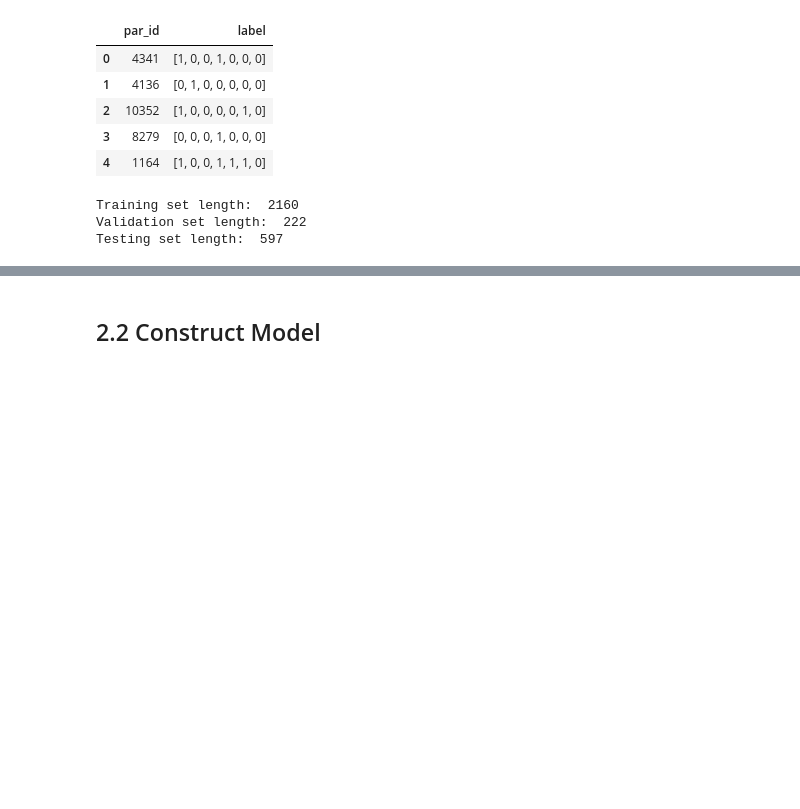
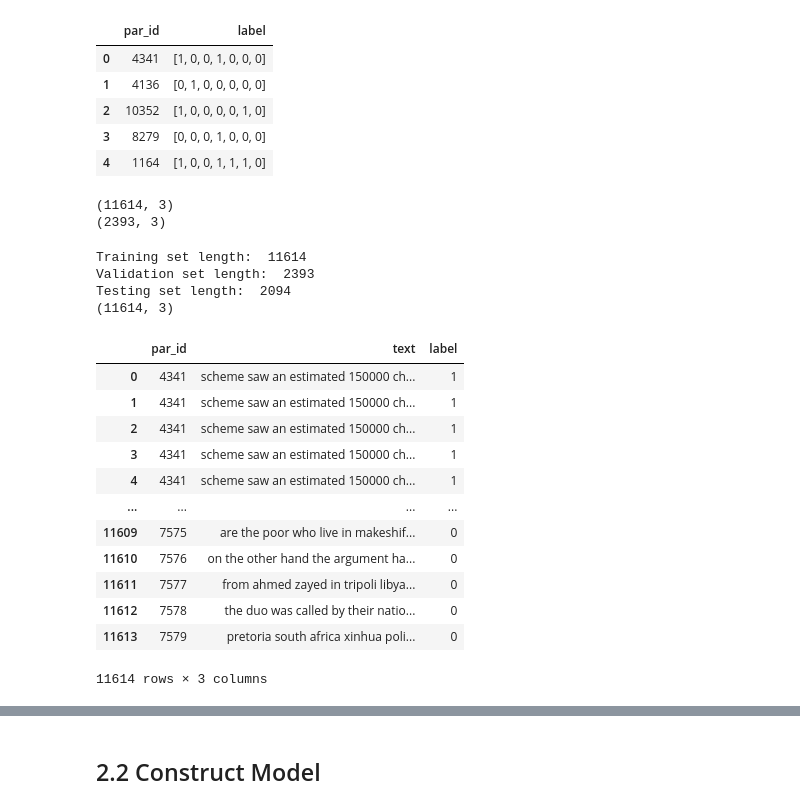
Before and after one commit to 772435284/NLP_CW, a Jupyter notebook: NLP_CW/NLP_CW.ipynb, the cells around one changed output, grey strips where cells are left out. Drawn from its saved outputs; the diff is of its cells as text; code cells hidden in the pictures; blank space fills up the shorter version.

```diff
--- a/NLP_CW/NLP_CW.ipynb
+++ b/NLP_CW/NLP_CW.ipynb
@@ -189,3 +218,10 @@ trdf1, valdf1 = train_test_split(trdf1, test_size=0.1)
+# %%
+#over-sampling
+print(trdf1.shape)
+print(valdf1.shape)
+# %% [output]
+(11614, 3)
+(2393, 3)
 # %%
 rows = [] # will contain par_id, label and text
 for idx in range(len(teids)):
@@ -204,27 +240,43 @@ tedf1 = pd.DataFrame(rows)
 # %%
 # downsample negative instances
 # Training
-pcldf = trdf1[trdf1.label==1]
-npos = len(pcldf)
-training_set1 = pd.concat([pcldf,trdf1[trdf1.label==0][:npos*2]])
-
+# pcldf = trdf1[trdf1.label==1]
+# npos = len(pcldf)
+# training_set1 = pd.concat([pcldf,trdf1[trdf1.label==0][:npos*2]])
+training_set1 = trdf1
 # Validation
-pcldf = valdf1[valdf1.label==1]
-npos = len(pcldf)
-validation_set1 = pd.concat([pcldf,valdf1[valdf1.label==0][:npos*2]])
-
+# pcldf = valdf1[valdf1.label==1]
+# npos = len(pcldf)
+# validation_set1 = pd.concat([pcldf,valdf1[valdf1.label==0][:npos*2]])
+validation_set1 = valdf1
 # Testing
-pcldf = tedf1[tedf1.label==1]
-npos = len(pcldf)
-test_set1 = pd.concat([pcldf,tedf1[tedf1.label==0][:npos*2]])
-
+# pcldf = tedf1[tedf1.label==1]
+# npos = len(pcldf)
+# test_set1 = pd.concat([pcldf,tedf1[tedf1.label==0][:npos*2]])
+test_set1 = tedf1
 print("Training set length: ",len(training_set1))
 print("Validation set length: ",len(validation_set1))
 print("Testing set length: ",len(test_set1))
+print(training_set1.shape)
+training_set1
 # %% [output]
-Training set length:  2160
-Validation set length:  222
-Testing set length:  597
+Training set length:  11614
+Validation set length:  2393
+Testing set length:  2094
+(11614, 3)
+|  | par_id | text | label |
+| 0 | 4341 | scheme saw an estimated 150000 ch... | 1 |
+| 1 | 4341 | scheme saw an estimated 150000 ch... | 1 |
+| 2 | 4341 | scheme saw an estimated 150000 ch... | 1 |
+| 3 | 4341 | scheme saw an estimated 150000 ch... | 1 |
+| 4 | 4341 | scheme saw an estimated 150000 ch... | 1 |
+| ... | ... | ... | ... |
+| 11609 | 7575 | are the poor who live in makeshif... | 0 |
+| 11610 | 7576 | on the other hand the argument ha... | 0 |
+| 11611 | 7577 | from ahmed zayed in tripoli libya... | 0 |
+| 11612 | 7578 | the duo was called by their natio... | 0 |
+| 11613 | 7579 | pretoria south africa xinhua poli... | 0 |
+11614 rows × 3 columns
 # %%
 class DpmDataset(torch.utils.data.Dataset):
 
```
Also changed, not shown: parts of 14 cells of this notebook, 1 other file.
